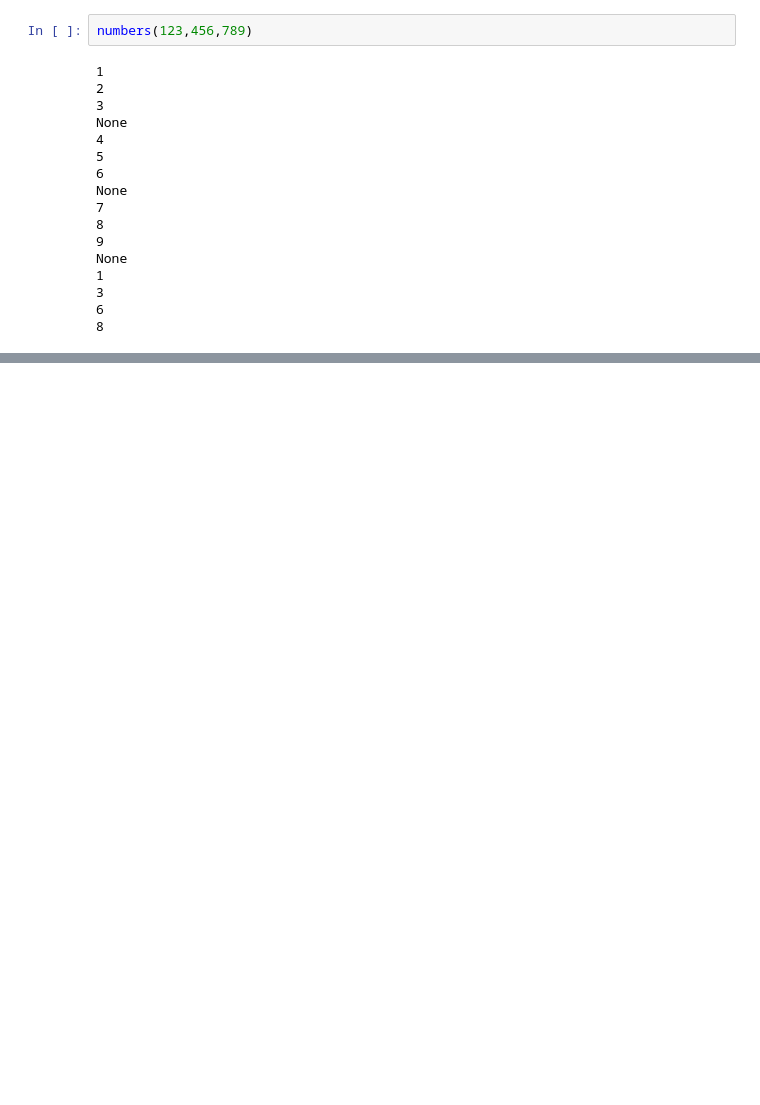
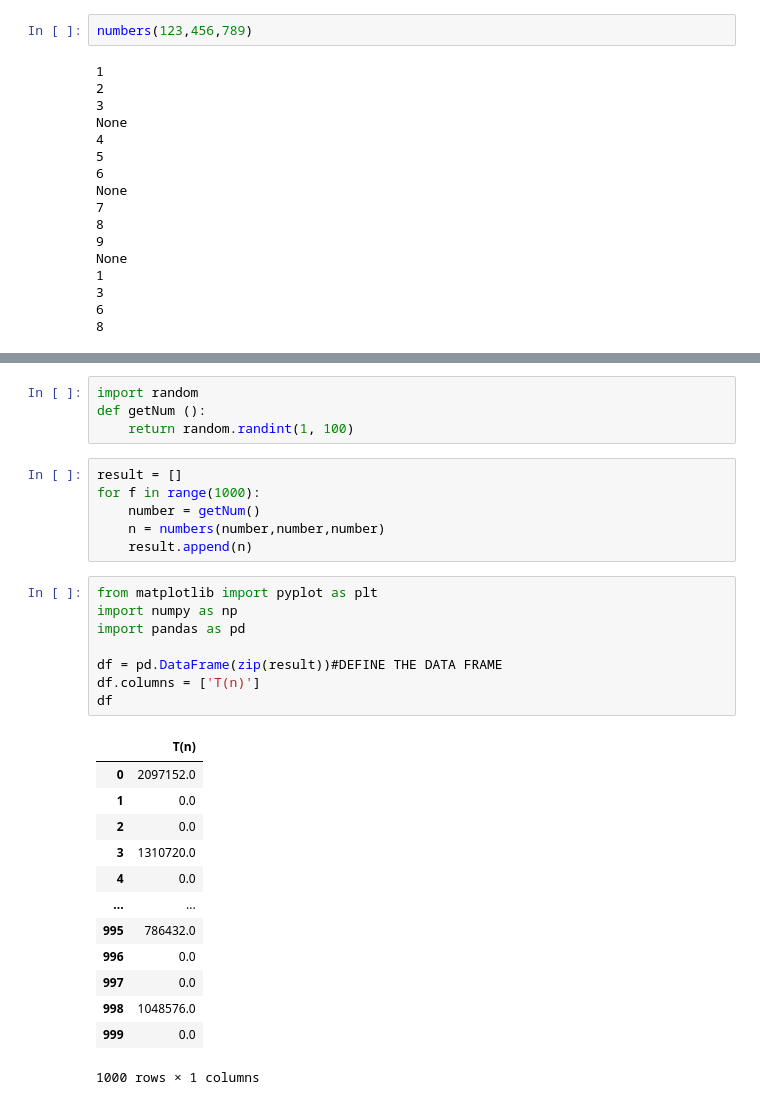
Before and after one commit to juanfranciscocis/Data-Structures, a Jupyter notebook: homework_2/homework_2.ipynb, the cells around one changed output, grey strips where cells are left out. Cells and saved outputs as stored; diff of their text form; blank space fills up the shorter version.

```diff
--- a/homework_2/homework_2.ipynb
+++ b/homework_2/homework_2.ipynb
@@ -617,0 +618,32 @@ None
+# %%
+import random
+def getNum ():
+    return random.randint(1, 100)
+# %%
+result = []
+for f in range(1000):
+    number = getNum()
+    n = numbers(number,number,number)
+    result.append(n)
+# %%
+from matplotlib import pyplot as plt
+import numpy as np
+import pandas as pd
+
+df = pd.DataFrame(zip(result))#DEFINE THE DATA FRAME
+df.columns = ['T(n)']
+df
+# %% [output]
+|  | T(n) |
+| 0 | 2097152.0 |
+| 1 | 0.0 |
+| 2 | 0.0 |
+| 3 | 1310720.0 |
+| 4 | 0.0 |
+| ... | ... |
+| 995 | 786432.0 |
+| 996 | 0.0 |
+| 997 | 0.0 |
+| 998 | 1048576.0 |
+| 999 | 0.0 |
+1000 rows × 1 columns
```
Also changed, not shown: parts of 5 cells of this notebook, 1 other file.
